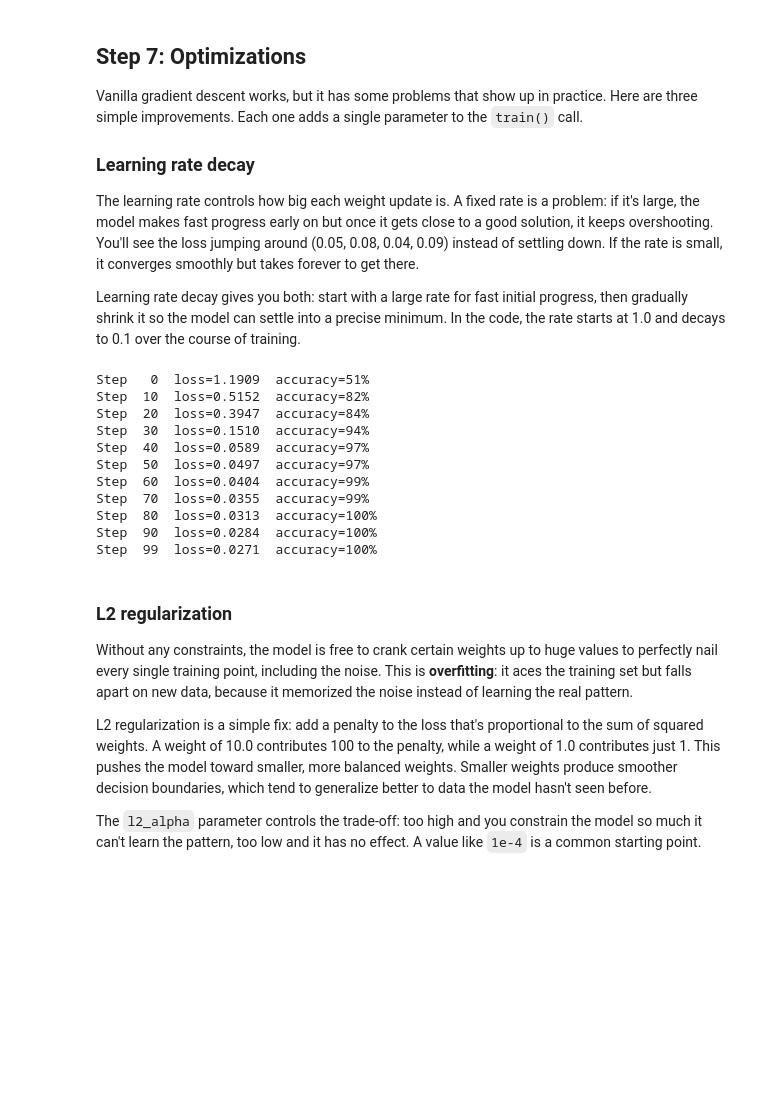
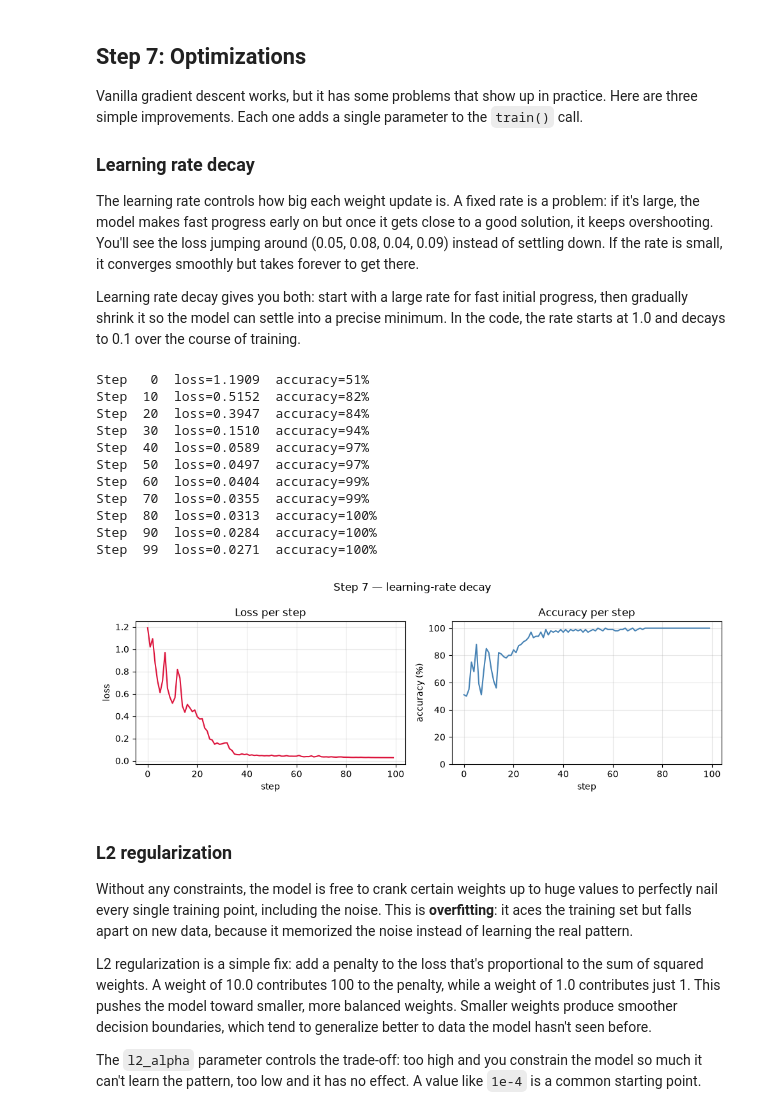
Before and after one commit to ehtb/study, a Jupyter notebook: neural_net/notebook.ipynb, the cells around one changed output. Drawn from its saved outputs; the diff is of its cells as text; code cells hidden in the pictures; blank space fills up the shorter version.

```diff
--- a/neural_net/notebook.ipynb
+++ b/neural_net/notebook.ipynb
@@ -532,37 +631,0 @@ Then repeat. Each iteration, the loss should get a little smaller and the accura
-# %%
-def train(model, X, y, steps=100, lr=0.5, lr_decay=False, l2_alpha=0, batch_size=None):
-    for step in range(steps):
-        # Select batch
-        if batch_size:
-            idx = np.random.permutation(len(X))[:batch_size]
-            Xb, yb = X[idx], y[idx]
-        else:
-            Xb, yb = X, y
-
-        # Forward pass
-        preds = [model([Value(float(x[0])), Value(float(x[1]))]) for x in Xb]
-
-        # Hinge loss: max(0, 1 - y * prediction)
-        losses = [(1 + -yi * pred).relu() for yi, pred in zip(yb, preds)]
-        loss = sum(losses) * (1.0 / len(losses))
-        if l2_alpha:
-            loss = loss + l2_alpha * sum(p * p for p in model.parameters())
-
-        acc = sum((yi > 0) == (p.data > 0) for yi, p in zip(yb, preds)) / len(yb)
-
-        # Backward pass + SGD update
-        model.zero_grad()
-        loss.backward()
-
-        rate = lr * (1 - 0.9 * step / steps) if lr_decay else lr
-        for p in model.parameters():
-            p.data -= rate * p.grad
-
-        if step % 10 == 0 or step == steps - 1:
-            print(f'Step {step:3d}  loss={loss.data:.4f}  accuracy={acc*100:.0f}%')
-
-# Train with vanilla SGD
-random.seed(42)
-model = MLP(2, [16, 16, 1])
-print(f'{len(model.parameters())} parameters\n')
-train(model, X, y, lr=0.5)
@@ -603,19 +677,21 @@ Learning rate decay gives you both: start with a large rate for fast initial pro
 # %%
 random.seed(42)
 model = MLP(2, [16, 16, 1])
-train(model, X, y, lr=1.0, lr_decay=True)
+history = train(model, X, y, lr=1.0, lr_decay=True)
+plot_history(history, 'Step 7 — learning-rate decay')
 # %% [output]
 Step   0  loss=1.1909  accuracy=51%
 Step  10  loss=0.5152  accuracy=82%
 Step  20  loss=0.3947  accuracy=84%
 Step  30  loss=0.1510  accuracy=94%
 Step  40  loss=0.0589  accuracy=97%
 Step  50  loss=0.0497  accuracy=97%
 Step  60  loss=0.0404  accuracy=99%
 Step  70  loss=0.0355  accuracy=99%
 Step  80  loss=0.0313  accuracy=100%
 Step  90  loss=0.0284  accuracy=100%
 Step  99  loss=0.0271  accuracy=100%
+[figure, added]
 # %% [markdown]
 ### L2 regularization
 
```
Also changed, not shown: parts of 18 cells of this notebook, 2 other files.
